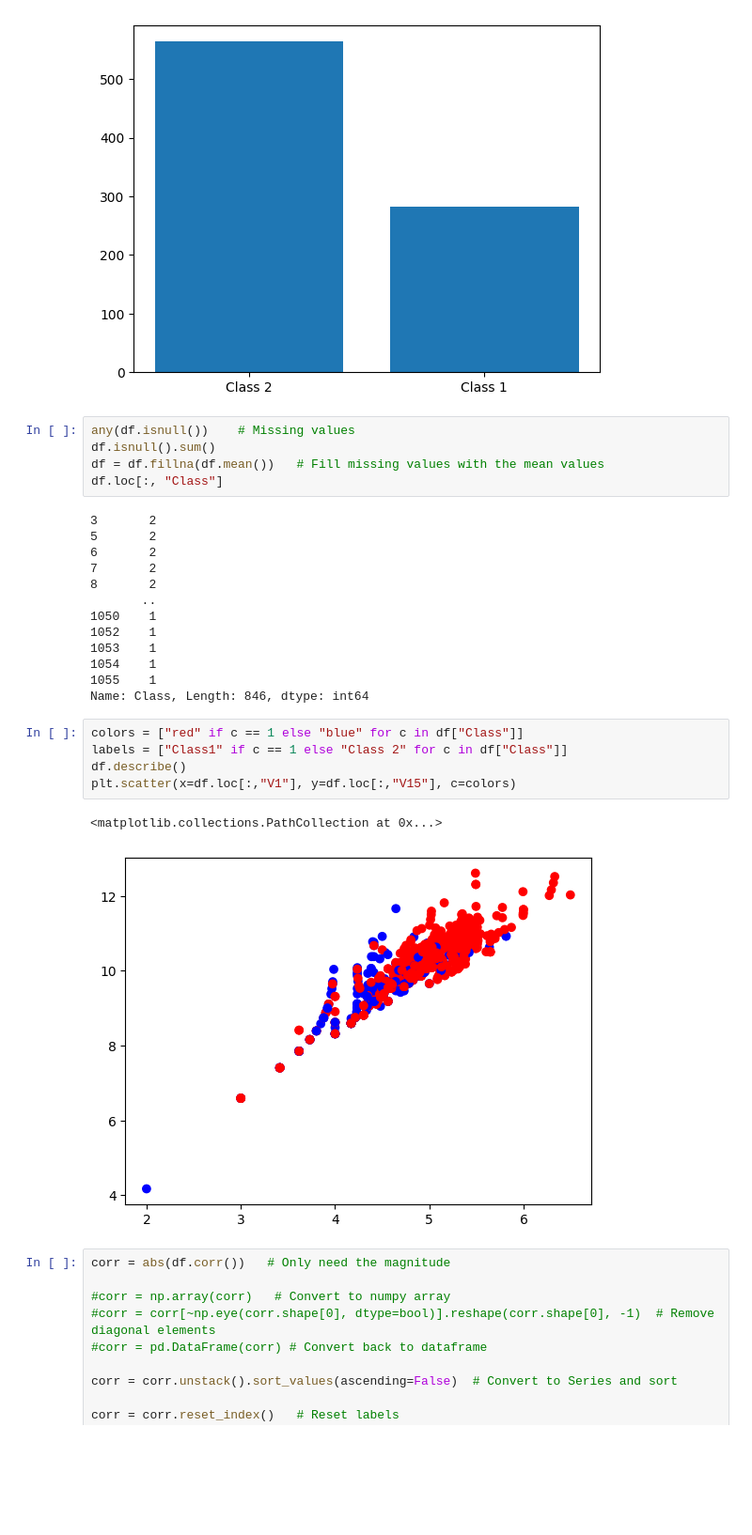
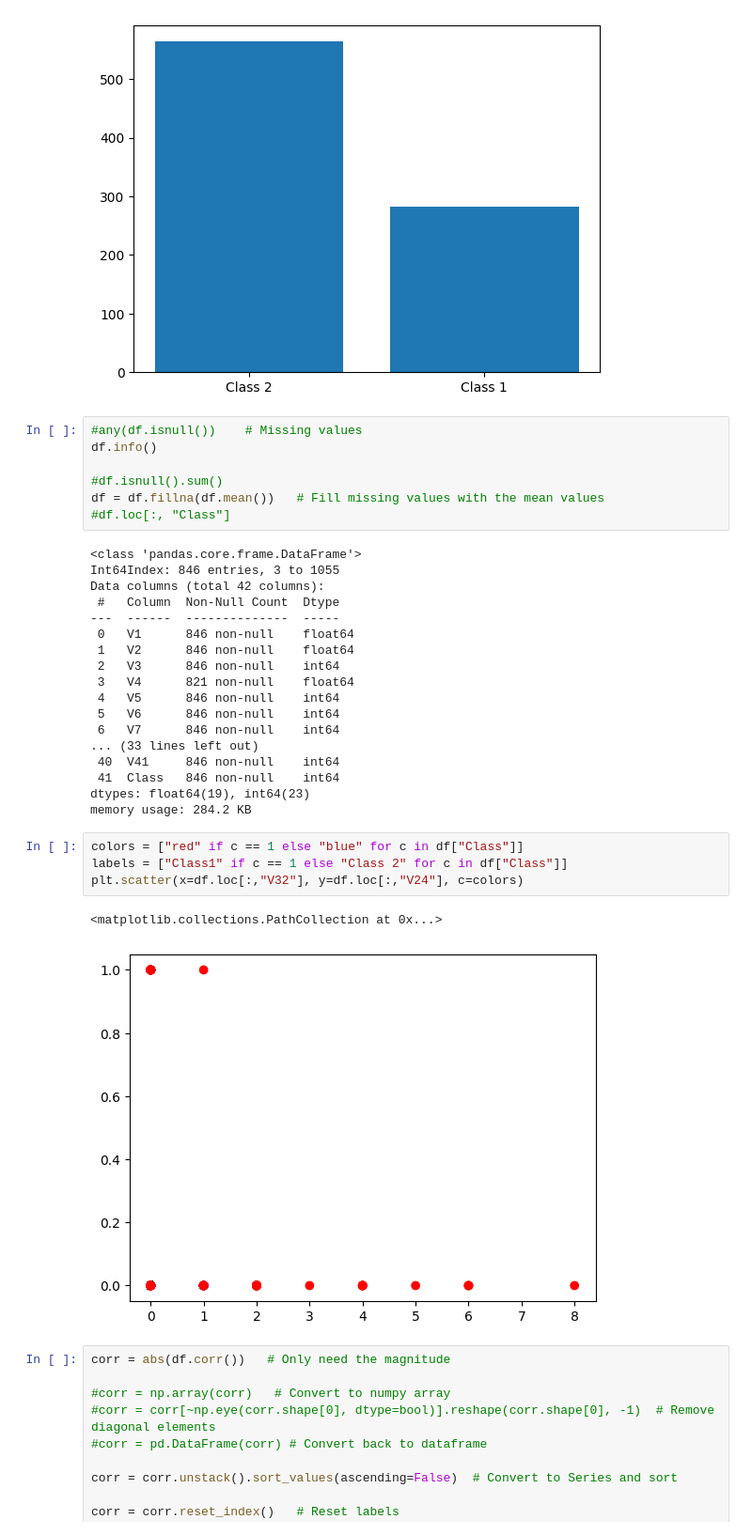
Before and after one commit to strojanski/IS-labs, a Jupyter notebook: seminarji/sem2/sem2.ipynb, the cells around one changed output. Shown: that part at 94% size. Cells and saved outputs as stored; diff of their text form; blank space fills up the shorter version.

```diff
--- a/seminarji/sem2/sem2.ipynb
+++ b/seminarji/sem2/sem2.ipynb
@@ -25,31 +26,37 @@ Name: Class, dtype: int64
  [Text(0, 0, 'Class 2'), Text(1, 0, 'Class 1')])
 [figure]
 # %%
-any(df.isnull())    # Missing values
-df.isnull().sum()
+#any(df.isnull())    # Missing values
+df.info()
+
+#df.isnull().sum()
 df = df.fillna(df.mean())   # Fill missing values with the mean values
-df.loc[:, "Class"]
+#df.loc[:, "Class"]
 # %% [output]
-3       2
-5       2
-6       2
-7       2
-8       2
-       ..
-1050    1
-1052    1
-1053    1
-1054    1
-1055    1
-Name: Class, Length: 846, dtype: int64
+<class 'pandas.core.frame.DataFrame'>
+Int64Index: 846 entries, 3 to 1055
+Data columns (total 42 columns):
+ #   Column  Non-Null Count  Dtype
+---  ------  --------------  -----
+ 0   V1      846 non-null    float64
+ 1   V2      846 non-null    float64
+ 2   V3      846 non-null    int64
+ 3   V4      821 non-null    float64
+ 4   V5      846 non-null    int64
+ 5   V6      846 non-null    int64
+ 6   V7      846 non-null    int64
+... (33 lines left out)
+ 40  V41     846 non-null    int64
+ 41  Class   846 non-null    int64
+dtypes: float64(19), int64(23)
+memory usage: 284.2 KB
 # %%
 colors = ["red" if c == 1 else "blue" for c in df["Class"]]
 labels = ["Class1" if c == 1 else "Class 2" for c in df["Class"]]
-df.describe()
-plt.scatter(x=df.loc[:,"V1"], y=df.loc[:,"V15"], c=colors)
+plt.scatter(x=df.loc[:,"V32"], y=df.loc[:,"V24"], c=colors)
 # %% [output]
 <matplotlib.collections.PathCollection at 0x...>
-[figure, old version]
+[figure, new version]
 # %%
 corr = abs(df.corr())   # Only need the magnitude
 
```
Also changed, not shown: parts of 8 cells of this notebook.
